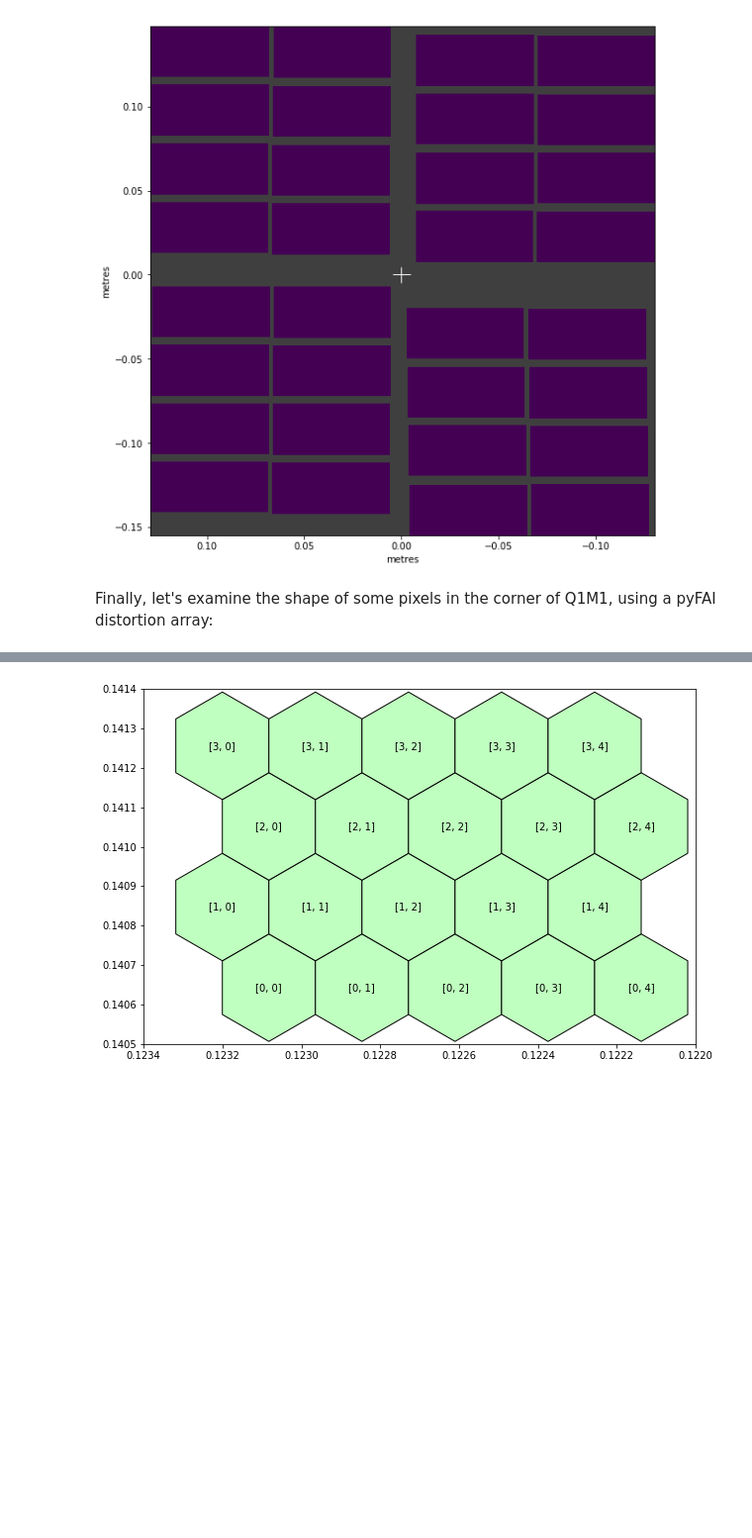
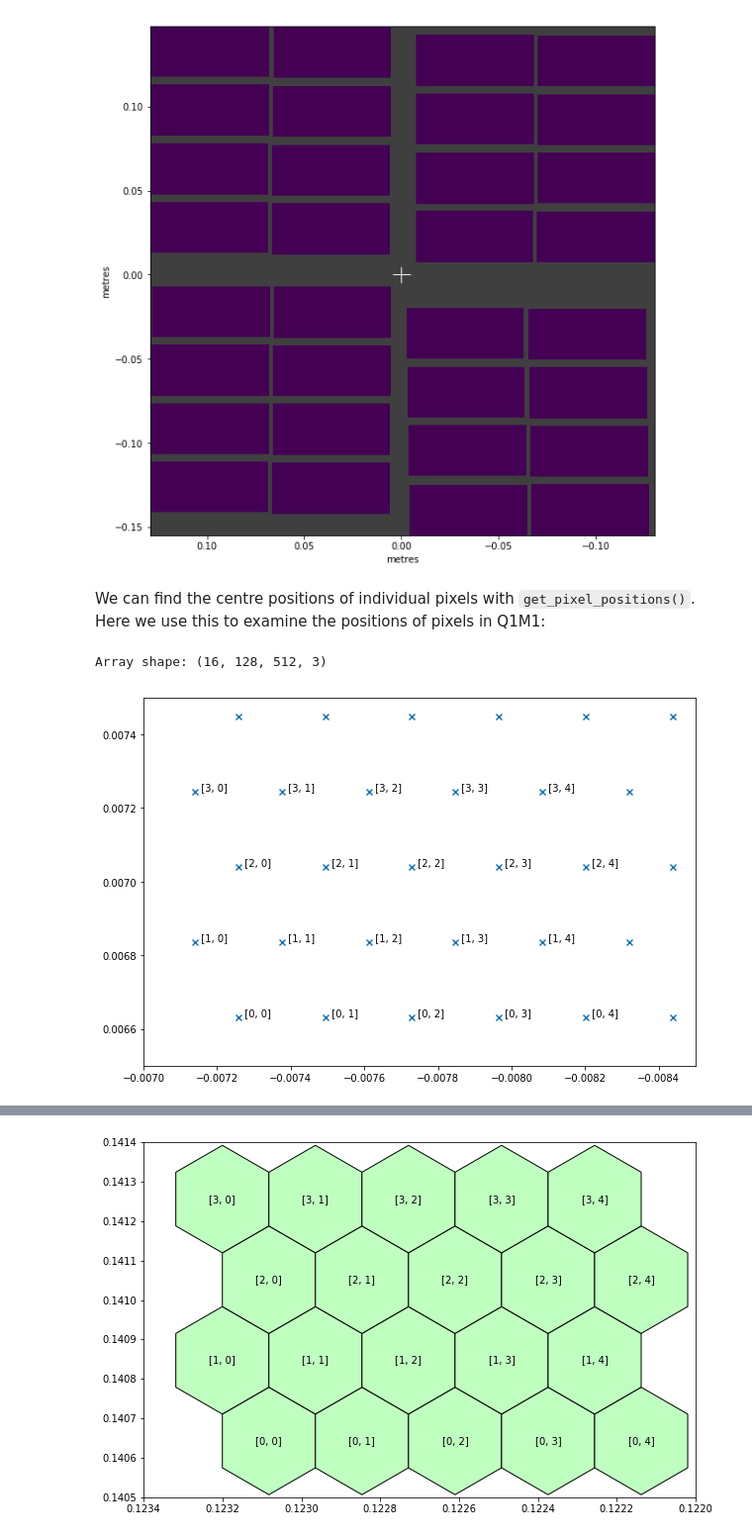
Before and after one commit to European-XFEL/karabo_data, a Jupyter notebook: docs/dssc_geometry.ipynb, the cells around one changed output, grey strips where cells are left out. Shown at 99% size. Drawn from its saved outputs; the diff is of its cells as text; code cells hidden in the pictures; blank space fills up the shorter version.

Commit message:
Add get_pixel_positions to DSSC geometry example notebook

```diff
--- a/docs/dssc_geometry.ipynb
+++ b/docs/dssc_geometry.ipynb
@@ -38,5 +38,31 @@ a = np.zeros(g.expected_data_shape)
 g.plot_data_fast(a, axis_units='m');
 # %% [output]
 [figure]
-# %% [markdown]
-Finally, let's examine the shape of some pixels in the corner of Q1M1, using a pyFAI distortion array:
+# %% [markdown]
+We can find the centre positions of individual pixels with `get_pixel_positions()`. Here we use this to examine the positions of pixels in Q1M1:
+# %%
+pixel_pos = g.get_pixel_positions()
+print("Array shape:", pixel_pos.shape)  # (modules, slow_scan, fast_scan, x/y/z)
+px = pixel_pos[..., 0]
+py = pixel_pos[..., 1]
+
+fig, ax = plt.subplots(figsize=(10, 10))
+
+# Draw text labels near centres
+for ss_pxl in range(4):
+    for fs_pxl in range(5):
+        cx = px[0, ss_pxl, fs_pxl]
+        cy = py[0, ss_pxl, fs_pxl]
+        ax.text(cx, cy, '  [{}, {}]'.format(ss_pxl, fs_pxl),
+                verticalalignment='bottom', horizontalalignment='left')
+
+# Plot the pixel centres
+ax.scatter(px[0, :5, :6], py[0, :5, :6], marker='x')
+
+# matplotlib is reluctant to show such a small area, so we need to set the limits manually
+ax.set_xlim(-0.007, -0.0085)  # To match the convention elsewhere, draw x right-to-left
+ax.set_ylim(0.0065, 0.0075)
+ax.set_aspect(1)
+# %% [output]
+Array shape: (16, 128, 512, 3)
+[figure, added]
```
Also changed, not shown: parts of 1 cell of this notebook.
